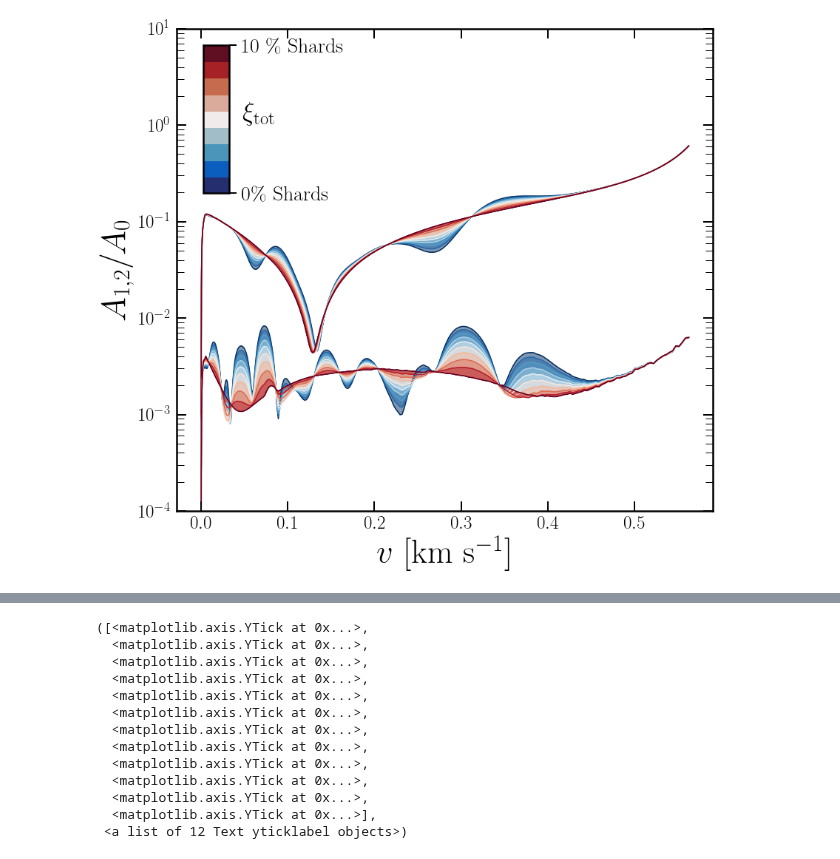
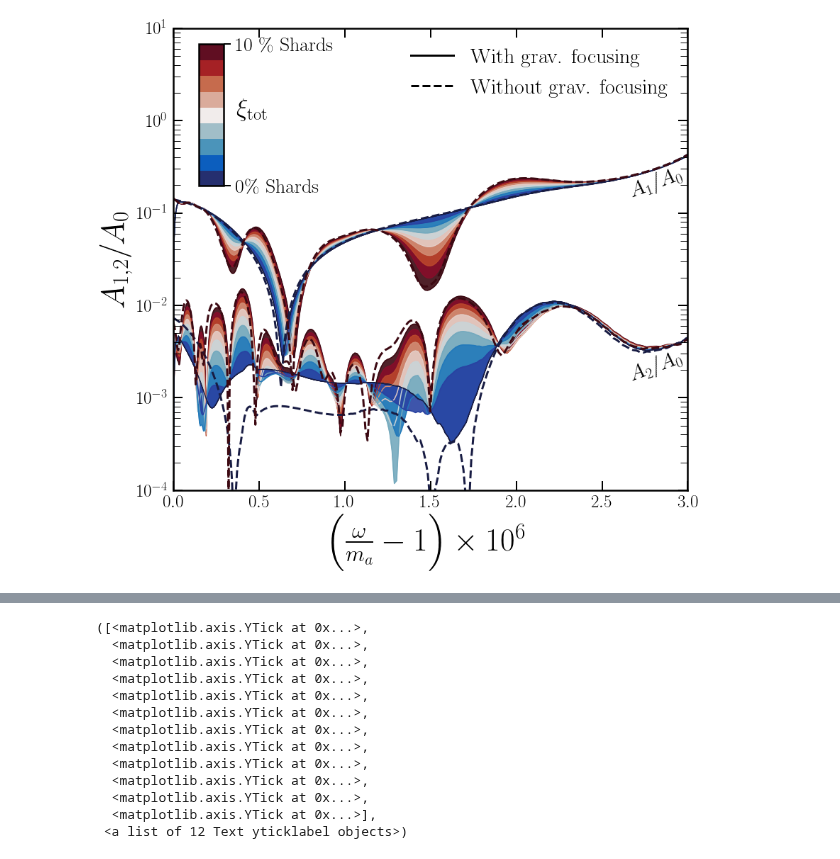
Before and after one commit to cajohare/DarkShards, a Jupyter notebook: code/Plot_StreamFourierSeries2.ipynb, the cells around one changed output, grey strips where cells are left out. Saved outputs shown, nothing was run; the diff lists cells and outputs as text; code cells hidden in the pictures.

Commit message:
fourier A fix

```diff
--- a/code/Plot_StreamFourierSeries2.ipynb
+++ b/code/Plot_StreamFourierSeries2.ipynb
@@ -115,16 +120,19 @@ nc = 5
 
 
 n_xi = 10
-xi_max = 0.05
+xi_max = 0.1
 xi_vals = linspace(0.0,xi_max,n_xi)
 
+xlab = r"$\left(\frac{\omega}{m_a} - 1\right) \times 10^6$"
 
-fig,ax1 = MySquarePlot(r'$v$ [km s$^{-1}$]',r'$A_{1,2}/A_0$')
+fig,ax1 = MySquarePlot(xlab,r'$A_{1,2}/A_0$')
 
-eta = 0.0
-col = (cm.RdBu(linspace(0,1,n_xi)))
+eta = 0.2
+col = (cmocean.cm.balance(linspace(0,1,n_xi)))
 
-x = v**2.0/1e6
+x = 1e6*0.5*(v/(3.0e8/1000))**2.0
+
+labs = ['With']
 
 for ic in [0,1]:
 
@@ -138,49 +146,53 @@ for ic in [0,1]:
         A0,a,b = FourierComponents(((1-xi-eta)*fv_Iso_gf+eta*fv_Saus_gf + xi*fv_sub_gf)/v,nc)
         A1 = sqrt(a[ic,:]**2.0+b[ic,:]**2.0)
 
-        ax1.fill_between(x,A1/A0,y2=A1_0/A0_0,color=col[i,:],alpha=0.5,zorder=zorder)
+        ax1.fill_between(x,A1/A0,y2=A1_0/A0_0,color=col[i,:],alpha=0.9,zorder=zorder)
         ax1.plot(x,A1/A0,'-',color=col[i,:],zorder=zorder)
 
     #ax1.plot(v,A1_0/A0_0,'k-',lw=3,zorder=zorder)
 
-#     # without GF
-#     A0_0,a_1,b_1 = FourierComponents(((1-eta)*fv_Iso+eta*fv_Saus)/v,nc)
-#     A1_0 = sqrt(a_1[ic,:]**2.0+b_1[ic,:]**2.0)
-#     ax1.plot(x,A1_0/A0_0,'--',color=col[0,:],lw=3,zorder=zorder)
+    # without GF
+    A0_0,a_1,b_1 = FourierComponents(((1-eta)*fv_Iso+eta*fv_Saus)/v,nc)
+    A1_0 = sqrt(a_1[ic,:]**2.0+b_1[ic,:]**2.0)
+    ax1.plot(x,A1_0/A0_0,'--',color=col[0,:],lw=3,zorder=zorder)
 
-#     A0_0,a_1,b_1 = FourierComponents(((1-xi_max-eta)*fv_Iso+eta*fv_Saus + xi_max*fv_sub)/v,nc)
-#     A1_0 = sqrt(a_1[ic,:]**2.0+b_1[ic,:]**2.0)
-#     ax1.plot(x,A1_0/A0_0,'--',color=col[-1,:],lw=3,zorder=zorder)
+    A0_0,a_1,b_1 = FourierComponents(((1-xi_max-eta)*fv_Iso+eta*fv_Saus + xi_max*fv_sub)/v,nc)
+    A1_0 = sqrt(a_1[ic,:]**2.0+b_1[ic,:]**2.0)
+    ax1.plot(x,A1_0/A0_0,'--',color=col[-1,:],lw=3,zorder=zorder)
 
 
+plt.plot([-1,-1],[-2,-1],'k-',lw=3,label='With grav. focusing')
+plt.plot([-1,-1],[-2,-1],'k--',lw=3,label='Without grav. focusing')
+plt.legend(loc='upper right',fontsize=30,frameon=False)
 
 
 plt.yscale('log')
 plt.ylim([1e-4,1e1])
-#plt.xlim([0.0,700.0])
+ax1.set_xlim(left=0.0,right=3.0)
 
 
 # # Custom colorbar
 plt.sca(ax1)
 import matplotlib as mpl
 from mpl_toolkits.axes_grid1.inset_locator import inset_axes
 cbar_max = r'10 \% Shards'
 cbar_min = r'0\% Shards'
 cbaxes = inset_axes(ax1, width="5%", height="50%", bbox_to_anchor=[-500, 350, 700, 400])
 norm = mpl.colors.Normalize(vmin=0,vmax=1)
 sm = plt.cm.ScalarMappable(cmap=cmocean.cm.balance, norm=norm)
 sm.set_array([])
 plt.colorbar(sm,cax=cbaxes,ticks=(0,1),boundaries=linspace(0,1,n_xi))
 f = plt.gcf().get_children()
 cbar = f[2]
 cbar.set_yticklabels([cbar_min, cbar_max])  # vertically oriented colorbar
 cbar.tick_params(labelsize=28)
 cbar.tick_params(which='major',direction='out',width=2,length=10,right=True,top=False,pad=7)
 cbar.tick_params(which='minor',direction='out',width=2,length=7,right=True,top=False)
 plt.gcf().text(0.22,0.73,r'$\xi_{\rm tot}$',fontsize=35,color='k')
 
-
+plt.gcf().text(0.81,0.6,r'$A_1/A_0$',fontsize=30,rotation=20)
+plt.gcf().text(0.81,0.3,r'$A_2/A_0$',fontsize=30,rotation=20)
 
 plt.show()
 # %% [output]
-[figure, old version]
+[figure, new version]
```
Also changed, not shown: parts of 3 cells of this notebook, 3 other files.
